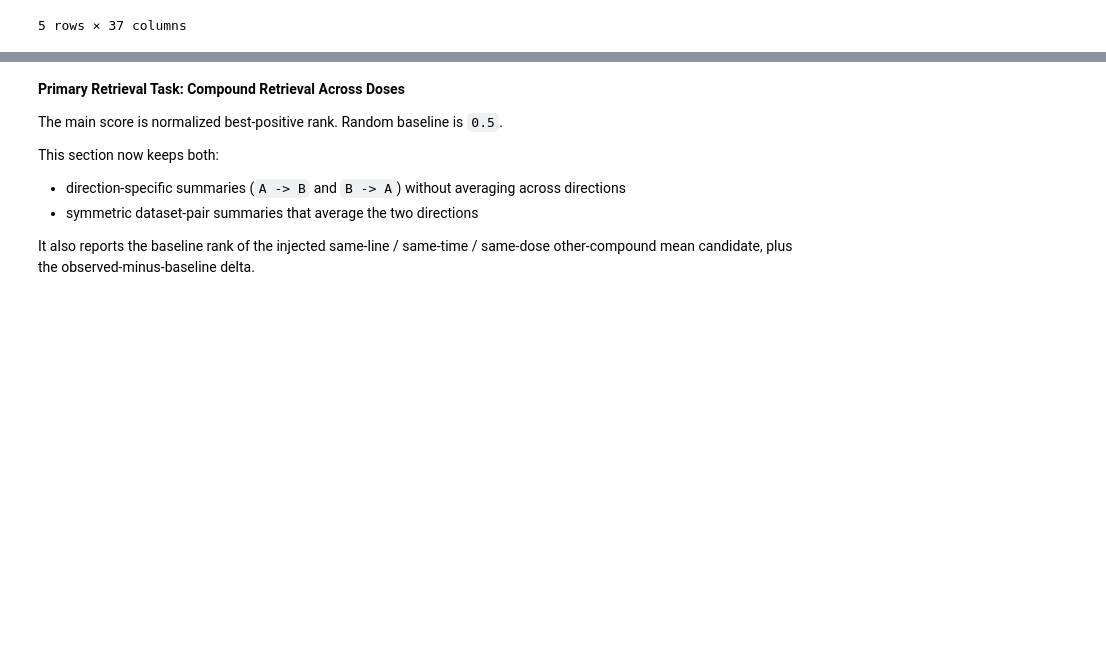
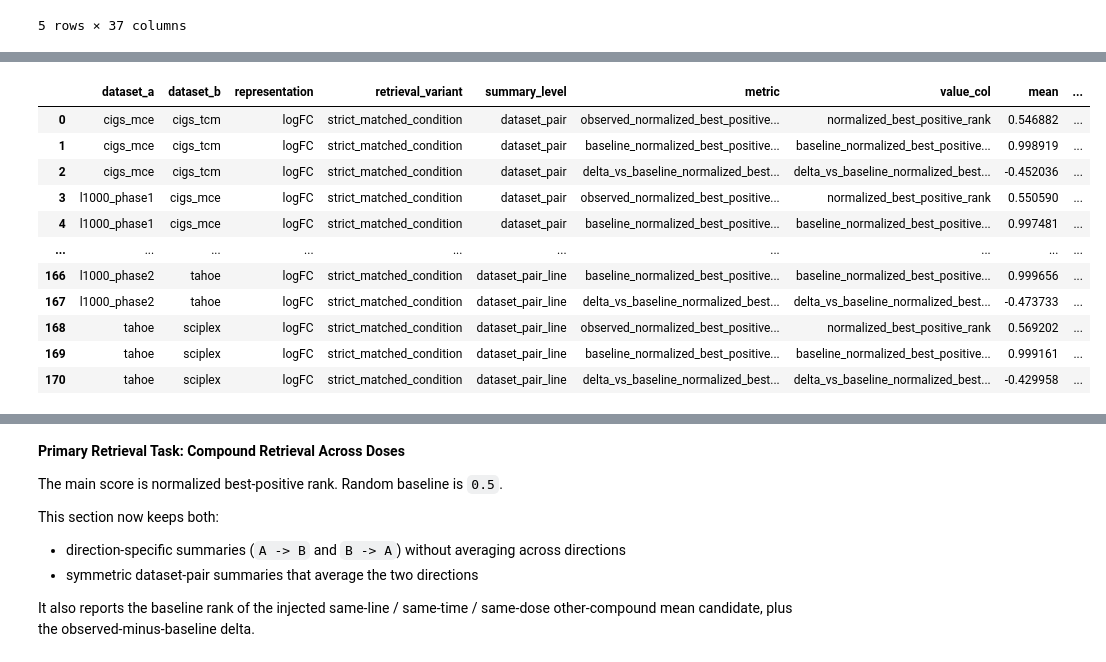
Before and after one commit to elmella/Chem-PerturBridge_analysis, a Jupyter notebook: notebooks/overlap_group_rep_retrieval_metrics.ipynb, the cells around one changed output, grey strips where cells are left out. Drawn from its saved outputs; the diff is of its cells as text; code cells hidden in the pictures; blank space fills up the shorter version.

```diff
--- a/notebooks/overlap_group_rep_retrieval_metrics.ipynb
+++ b/notebooks/overlap_group_rep_retrieval_metrics.ipynb
@@ -1934,3 +1934,75 @@ Saved dataset-pair-line retrieval summary to /ictstr01/groups/ml01/workspace/art
 | 3 | cigs_mce | cigs_tcm | A_to_B | cigs_mce | cigs_tcm | CVCL_0062 | 24 | signed_significance | ... |
 | 4 | cigs_mce | cigs_tcm | A_to_B | cigs_mce | cigs_tcm | CVCL_0062 | 24 | signed_significance | ... |
 5 rows × 37 columns
+# %%
+
+import sys
+
+if str(REPO_ROOT) not in sys.path:
+    sys.path.insert(0, str(REPO_ROOT))
+
+from scripts.cluster_bootstrap_ci import cluster_bca_nested_mean_ci_table, summarize_ci_half_width_ranges
+
+BOOTSTRAP_ITERATIONS = 2000
+BOOTSTRAP_RANDOM_SEED = 20260505
+
+retrieval_ci_source = query_retrieval_metrics.loc[
+    (query_retrieval_metrics["retrieval_variant"] == "strict_matched_condition")
+    & (query_retrieval_metrics["representation"] == "logFC")
+].copy()
+if retrieval_ci_source.empty:
+    raise ValueError("No strict matched-condition logFC retrieval rows are available for cluster-BCa CIs.")
+
+retrieval_ci_metrics = {
+    "observed_normalized_best_positive_rank": "normalized_best_positive_rank",
+    "baseline_normalized_best_positive_rank": "baseline_normalized_best_positive_rank",
+    "delta_vs_baseline_normalized_best_positive_rank": "delta_vs_baseline_normalized_best_positive_rank",
+}
+
+overlap_retrieval_cluster_bca_ci = pd.concat(
+    [
+        cluster_bca_nested_mean_ci_table(
+            retrieval_ci_source,
+            group_cols=["dataset_a", "dataset_b", "representation", "retrieval_variant"],
+            metric_cols=retrieval_ci_metrics,
+            cluster_col="query_pubchem_cid",
+            inner_cols=["direction", "cell_type", "time_key"],
+            outer_cols=["direction"],
+            n_boot=BOOTSTRAP_ITERATIONS,
+            seed=BOOTSTRAP_RANDOM_SEED,
+            summary_level="dataset_pair",
+        ),
+        cluster_bca_nested_mean_ci_table(
+            retrieval_ci_source,
+            group_cols=["dataset_a", "dataset_b", "direction", "query_dataset", "target_dataset", "representation", "retrieval_variant"],
+            metric_cols=retrieval_ci_metrics,
+            cluster_col="query_pubchem_cid",
+            inner_cols=["cell_type", "time_key"],
+            n_boot=BOOTSTRAP_ITERATIONS,
+            seed=BOOTSTRAP_RANDOM_SEED,
+            summary_level="dataset_pair_direction",
+        ),
+        cluster_bca_nested_mean_ci_table(
+            retrieval_ci_source,
+            group_cols=["dataset_a", "dataset_b", "cell_type", "representation", "retrieval_variant"],
+            metric_cols=retrieval_ci_metrics,
+            cluster_col="query_pubchem_cid",
+            inner_cols=["time_key"],
+            n_boot=BOOTSTRAP_ITERATIONS,
+            seed=BOOTSTRAP_RANDOM_SEED,
+            summary_level="dataset_pair_line",
+        ),
+    ],
+    ignore_index=True,
+)
+overlap_retrieval_cluster_bca_ci_path = OUTPUT_DIR / "retrieval_strict_logfc_cluster_bca_ci.tsv"
+overlap_retrieval_cluster_bca_ci.to_csv(overlap_retrieval_cluster_bca_ci_path, sep="\t", index=False)
+print(f"Saved overlap retrieval cluster-BCa CI table to {overlap_retrieval_cluster_bca_ci_path}")
+
+overlap_retrieval_cluster_bca_ci_ranges = summarize_ci_half_width_ranges(overlap_retrieval_cluster_bca_ci)
+overlap_retrieval_cluster_bca_ci_ranges_path = OUTPUT_DIR / "retrieval_strict_logfc_cluster_bca_ci_ranges.tsv"
+overlap_retrieval_cluster_bca_ci_ranges.to_csv(overlap_retrieval_cluster_bca_ci_ranges_path, sep="\t", index=False)
+print(f"Saved overlap retrieval CI half-width ranges to {overlap_retrieval_cluster_bca_ci_ranges_path}")
+display(overlap_retrieval_cluster_bca_ci)
+display(overlap_retrieval_cluster_bca_ci_ranges)
+# %% [output]
@@ -1936,0 +2011,12 @@ Saved dataset-pair-line retrieval summary to /ictstr01/groups/ml01/workspace/art
+|  | dataset_a | dataset_b | representation | retrieval_variant | summary_level | metric | value_col | mean | ... |
+| 0 | cigs_mce | cigs_tcm | logFC | strict_matched_condition | dataset_pair | observed_normalized_best_positive... | normalized_best_positive_rank | 0.546882 | ... |
+| 1 | cigs_mce | cigs_tcm | logFC | strict_matched_condition | dataset_pair | baseline_normalized_best_positive... | baseline_normalized_best_positive... | 0.998919 | ... |
+| 2 | cigs_mce | cigs_tcm | logFC | strict_matched_condition | dataset_pair | delta_vs_baseline_normalized_best... | delta_vs_baseline_normalized_best... | -0.452036 | ... |
+| 3 | l1000_phase1 | cigs_mce | logFC | strict_matched_condition | dataset_pair | observed_normalized_best_positive... | normalized_best_positive_rank | 0.550590 | ... |
+| 4 | l1000_phase1 | cigs_mce | logFC | strict_matched_condition | dataset_pair | baseline_normalized_best_positive... | baseline_normalized_best_positive... | 0.997481 | ... |
+| ... | ... | ... | ... | ... | ... | ... | ... | ... | ... |
+| 166 | l1000_phase2 | tahoe | logFC | strict_matched_condition | dataset_pair_line | baseline_normalized_best_positive... | baseline_normalized_best_positive... | 0.999656 | ... |
+| 167 | l1000_phase2 | tahoe | logFC | strict_matched_condition | dataset_pair_line | delta_vs_baseline_normalized_best... | delta_vs_baseline_normalized_best... | -0.473733 | ... |
+| 168 | tahoe | sciplex | logFC | strict_matched_condition | dataset_pair_line | observed_normalized_best_positive... | normalized_best_positive_rank | 0.569202 | ... |
+| 169 | tahoe | sciplex | logFC | strict_matched_condition | dataset_pair_line | baseline_normalized_best_positive... | baseline_normalized_best_positive... | 0.999161 | ... |
+| 170 | tahoe | sciplex | logFC | strict_matched_condition | dataset_pair_line | delta_vs_baseline_normalized_best... | delta_vs_baseline_normalized_best... | -0.429958 | ... |
```
Also changed, not shown: parts of 1 cell of this notebook, 5 other files.
